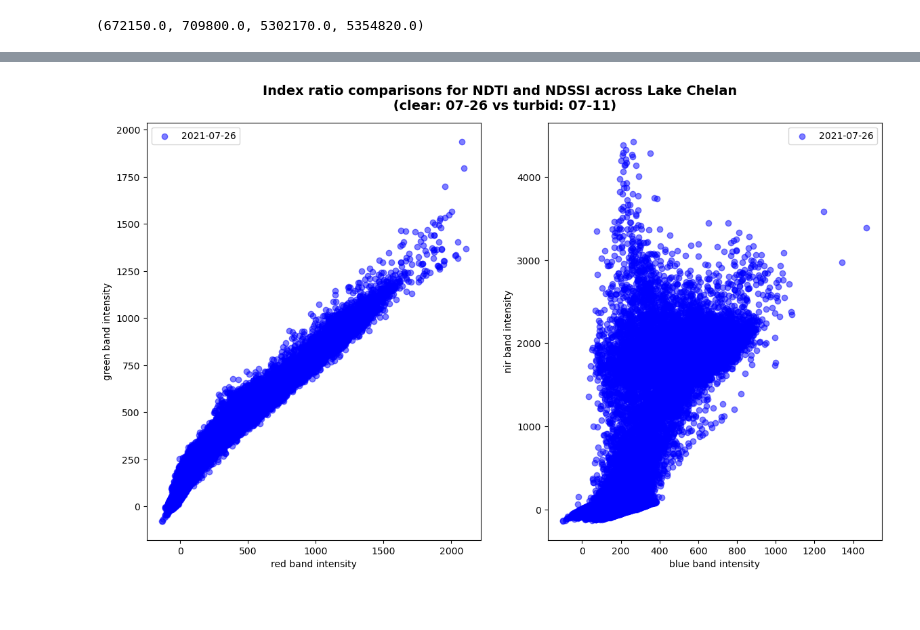
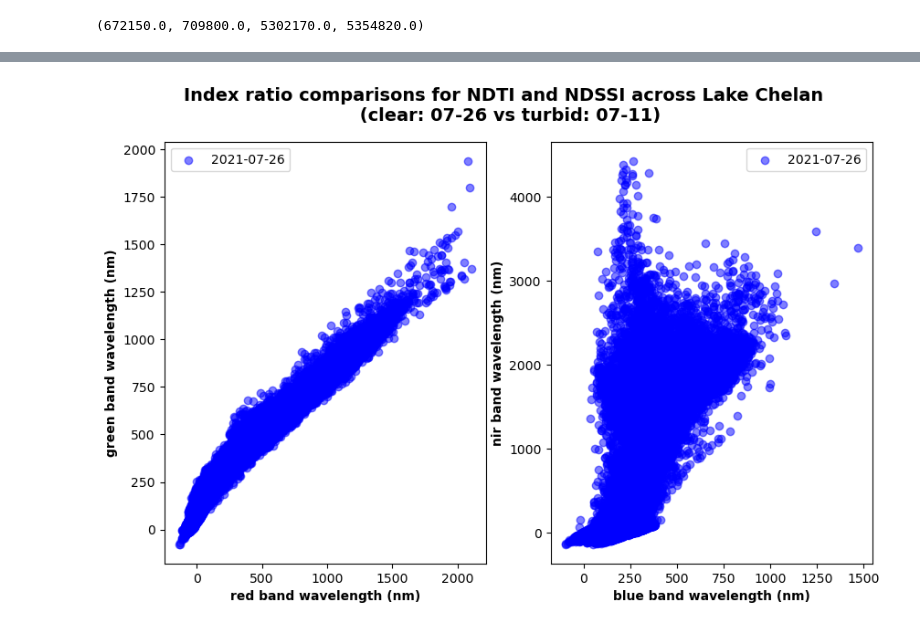
Before and after one commit to UW-GDA/Project_Chelanigans, a Jupyter notebook: chelan_2_rgb-analysis.ipynb, the cells around one changed output, grey strips where cells are left out. Drawn from its saved outputs; the diff is of its cells as text; code cells hidden in the pictures; blank space fills up the shorter version.

```diff
--- a/chelan_2_rgb-analysis.ipynb
+++ b/chelan_2_rgb-analysis.ipynb
@@ -88,7 +88,7 @@ Using .netrc file for EDL
 #window = rasterio.windows.Window(2250, 1500, 512, 512)
 
 #same window shape as chelan geom
-window_id = 'Chelan_geometry'
+window_id = 'lucerne_basin'
 window = rasterio.windows.Window(2400, 1500, 1255, 1755)
 # %%
 #May want to use interactive plotting for zoom/pan and live coordinate display
@@ -536,9 +564,9 @@ img_list_new = (img_clear, img_turb)
 date_list_new = (date_clear, date_turb)
 color_list = ('blue', 'red')
 
-fig, axa = plt.subplots(1,2, figsize=(14, 8))
+fig, axa = plt.subplots(1, 2, figsize=(10,6))
 fig.suptitle(('Index ratio comparisons for NDTI and NDSSI across Lake Chelan \n (clear: %s vs turbid: %s)' %(date_list_new[0][5:], date_list_new[1][5:])),
-             y=0.95,
+             y=.98,
              fontsize=14,
              fontweight='bold')
 
@@ -562,49 +590,50 @@ for i in enumerate(img_list_new[0:1]):
     g = rio2ma(g_fn, b=1, window=window, scale=True)
     b = rio2ma(b_fn, b=1, window=window, scale=True)
     nir = rio2ma(nir_fn, b=1, window=window, scale=True)
-
-    r_norm = normie(r, 2, 98)
-    g_norm = normie(g, 2, 98)
-    b_norm = normie(b, 2, 98)
-    nir_norm = normie(nir, 2, 98)
 
     #chelan_json_url = '#https://geo.wa.gov/datasets/WSDOT::wsdot-major-lakes-1500k/explore?filters=eyJOQU1FIjpbIkxha2UgQ2hlbGFuIl19&location=48.085597%2C-120.767080%2C9.89'
     wa_lakes_gjson_url = '/home/jovyan/project/chelanigans/data/WSDOT_-_Major_Lakes_(1%3A500K).geojson'
     wa_lakes_gjson_gdf = gpd.read_file(wa_lakes_gjson_url) #just pointing to downloaded file for now
     #Reproject to match raster
     wa_lakes_gjson_gdf_proj = wa_lakes_gjson_gdf.to_crs(r_src.crs)
     #Isolate WA state
     chelan_gjson_iso = wa_lakes_gjson_gdf_proj.loc[wa_lakes_gjson_gdf_proj['NAME'] == 'Lake Chelan']
     #Extract geometry to use for clipping
     chelan_geom = chelan_gjson_iso.iloc[0].geometry
 
     #Pass this in to the `rio.mask.mask` call (see demo)
     rio_mask_kwargs = {'filled':False, 'crop':True, 'indexes':1}
     #must pass chelan_geom polygon as list because rio.mask.mask expects multipolygon
     chelan_mask, chelan_mask_transform = rio.mask.mask(r_src, [chelan_geom,], **rio_mask_kwargs)
 
     #Get clipped extent in UTM coordinates
     chelan_mask_extent = rio.plot.plotting_extent(chelan_mask, chelan_mask_transform)
     chelan_mask_extent
 
     #mask rgb bands where
     r_masked = ma.masked_where(chelan_mask==True,r)
     g_masked = ma.masked_where(chelan_mask==True,g)
     b_masked = ma.masked_where(chelan_mask==True,b)
     nir_masked = ma.masked_where(chelan_mask==True,nir)
 
     axa[0].scatter(r_masked, g_masked, color=color, label=date, alpha=0.5)
-    axa[0].set_xlabel('red band intensity')
-    axa[0].set_ylabel('green band intensity')
+    axa[0].set_xlabel('red band wavelength (nm)', fontweight='bold')
+    axa[0].set_ylabel('green band wavelength (nm)', fontweight='bold')
     axa[0].legend()
 
     axa[1].scatter(b_masked, nir_masked, color=color, label=date, alpha=0.5);
-    axa[1].set_xlabel('blue band intensity')
-    axa[1].set_ylabel('nir band intensity')
+    axa[1].set_xlabel('blue band wavelength (nm)', fontweight='bold')
+    axa[1].set_ylabel('nir band wavelength (nm)', fontweight='bold')
 
-    axa[1].legend();
+    axa[1].legend()
+#save image output
+strFile = ('/home/jovyan/project/chelanigans/output/%s/%s/index-ratio-comparison.png' %(notebook, window_id))
+if os.path.isfile(strFile):
+#os.remove(strFile)
+    os.system("rm "+strFile)
+plt.savefig(strFile);
 # %% [output]
-[figure, old version]
+[figure, new version]
 # %%
 # turbid day not showing
 #attempting to fix loop
```
Also changed, not shown: parts of 10 cells of this notebook, 4 other files.
